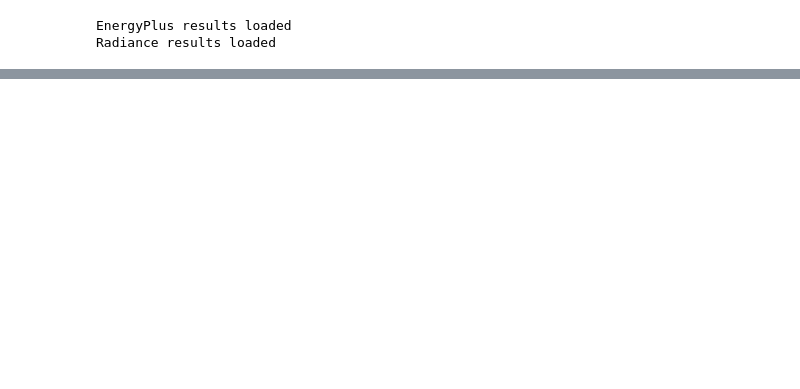
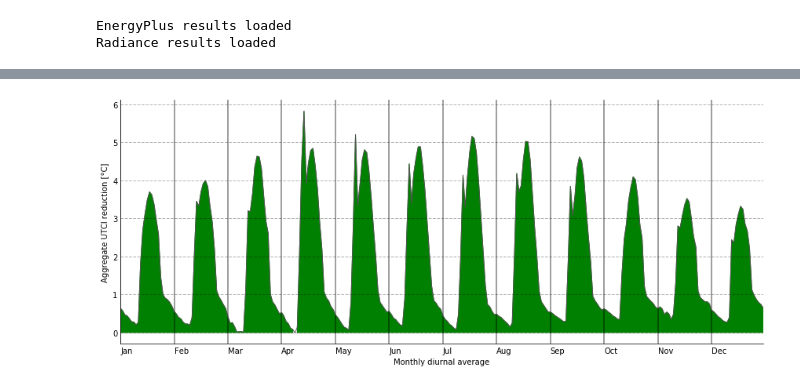
Before and after one commit to tg359/oshe, a Jupyter notebook: ProcessResults.ipynb, the cells around one changed output, grey strips where cells are left out. Saved outputs shown, nothing was run; the diff lists cells and outputs as text; code cells hidden in the pictures; blank space fills up the shorter version.

```diff
--- a/ProcessResults.ipynb
+++ b/ProcessResults.ipynb
@@ -138,15 +203,15 @@ Mean radiant temperature calculated [163.34 seconds]
 # %%
-# Calculate UTCI and write to file
+# Calculate UTCI and write to file - Parallel version used above for speed
 
-if not reload:
+# if not reload:
 
-    n_pts = 1000000
-    universal_thermal_climate_index = tc.utci.universal_thermal_climate_index(dbt, mean_radiant_temperature[:n_pts], ws, rh)
+#     n_pts = 1000000
+#     universal_thermal_climate_index = tc.utci.universal_thermal_climate_index(dbt, mean_radiant_temperature[:n_pts], ws, rh)
 
-    # Write to file
-    df_utci = pd.DataFrame(universal_thermal_climate_index.T)
-    df_utci.round(6).to_csv(os.path.join(os.path.dirname(json_location), "result.utci"), index=False)
+#     # Write to file
+#     df_utci = pd.DataFrame(universal_thermal_climate_index.T)
+#     df_utci.round(6).to_csv(os.path.join(os.path.dirname(json_location), "result.utci"), index=False)
 
-else:
-    universal_thermal_climate_index = pd.read_csv(os.path.join(os.path.dirname(json_location), "result.utci")).values.T
-    print("UTCI reloaded from {}".format(os.path.join(os.path.dirname(json_location), "result.utci")))
+# else:
+#     universal_thermal_climate_index = pd.read_csv(os.path.join(os.path.dirname(json_location), "result.utci")).values.T
+#     print("UTCI reloaded from {}".format(os.path.join(os.path.dirname(json_location), "result.utci")))
@@ -358,0 +423,13 @@ Point plots joined in ./projects/AirportRd/P2\plots\pt1222_collected.png
+# %%
+# Generate point summary
+
+temp = utci.df_utci_reduction.quantile(0.25, axis=1)
+tc.plot.annual_diurnal(temp.values, quantile=0.25, y_label="Aggregate UTCI reduction [°C]", close=False)
+
+# temp.values.shape
+
+# .groupby([utci.index.month, utci.index.hour]).quantile(0.9)
+# temp.index = pd.date_range("2008-01-01 00:00", "2008-01-13 00:00", freq="60T", closed="left")
+# temp.plot()
+# %% [output]
+[figure, added]
```
Also changed, not shown: parts of 16 cells of this notebook, 6 other files.
